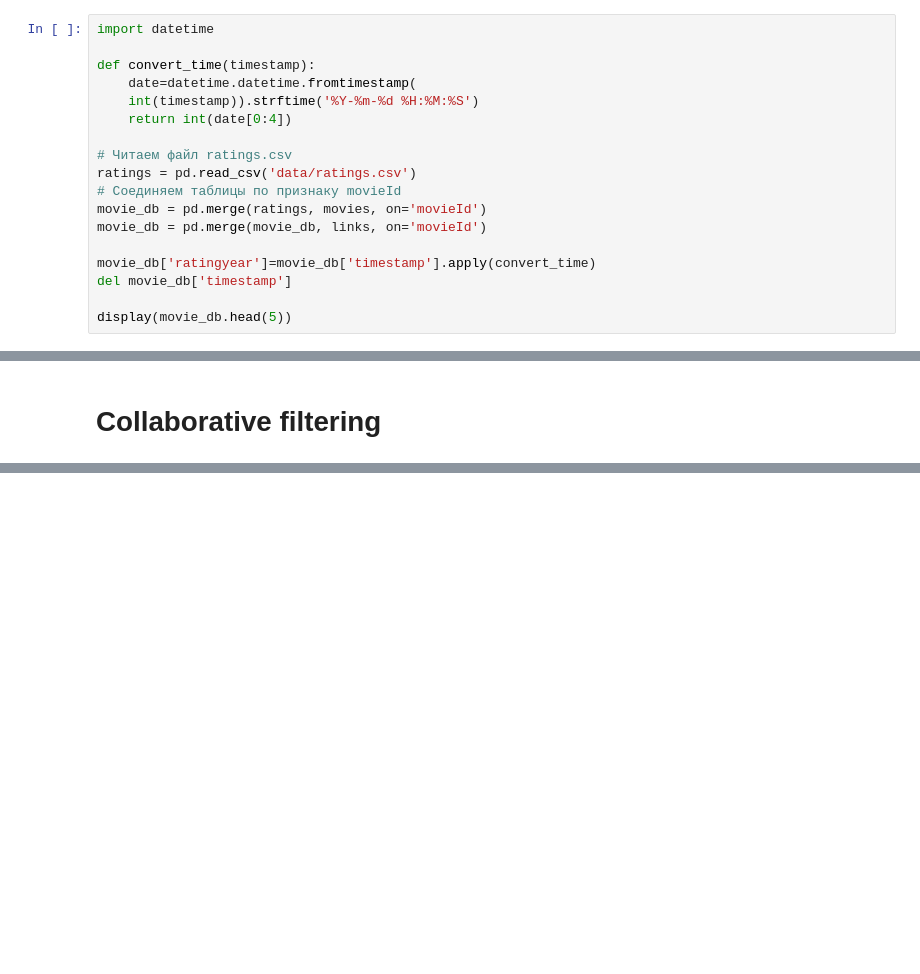
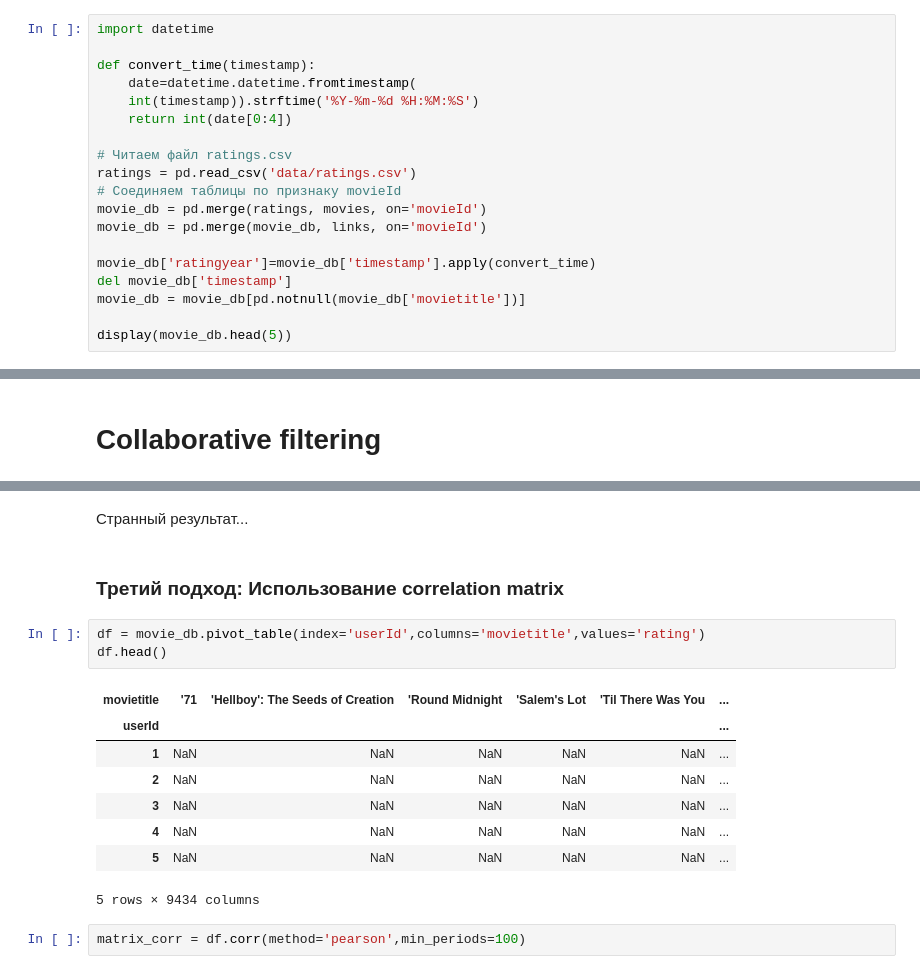
Before and after one commit to AlexanKartashov/RecommenderSystem, a Jupyter notebook: Lab_2. Recommender systems.ipynb, the cells around one changed output, grey strips where cells are left out. Cells and saved outputs as stored; diff of their text form; blank space fills up the shorter version.

Commit message:
add two methods to item to item

```diff
--- a/Lab_2. Recommender systems.ipynb
+++ b/Lab_2. Recommender systems.ipynb
@@ -150,6 +185,7 @@ movie_db = pd.merge(movie_db, links, on='movieId')
 
 movie_db['ratingyear']=movie_db['timestamp'].apply(convert_time)
 del movie_db['timestamp']
+movie_db = movie_db[pd.notnull(movie_db['movietitle'])]
 
 display(movie_db.head(5))
 # %% [output]
@@ -647,0 +796,18 @@ display_similar_items(similar_items(5628, movie_titles, movies, 10))
+# %% [markdown]
+Странный результат...
+# %% [markdown]
+### Третий подход: Использование correlation matrix
+# %%
+df = movie_db.pivot_table(index='userId',columns='movietitle',values='rating')
+df.head()
+# %% [output]
+| movietitle | '71 | 'Hellboy': The Seeds of Creation | 'Round Midnight | 'Salem's Lot | 'Til There Was You | ... |
+| userId |  |  |  |  |  | ... |
+| 1 | NaN | NaN | NaN | NaN | NaN | ... |
+| 2 | NaN | NaN | NaN | NaN | NaN | ... |
+| 3 | NaN | NaN | NaN | NaN | NaN | ... |
+| 4 | NaN | NaN | NaN | NaN | NaN | ... |
+| 5 | NaN | NaN | NaN | NaN | NaN | ... |
+5 rows × 9434 columns
+# %%
+matrix_corr = df.corr(method='pearson',min_periods=100)
```
Also changed, not shown: parts of 26 cells of this notebook, 5 other files.
